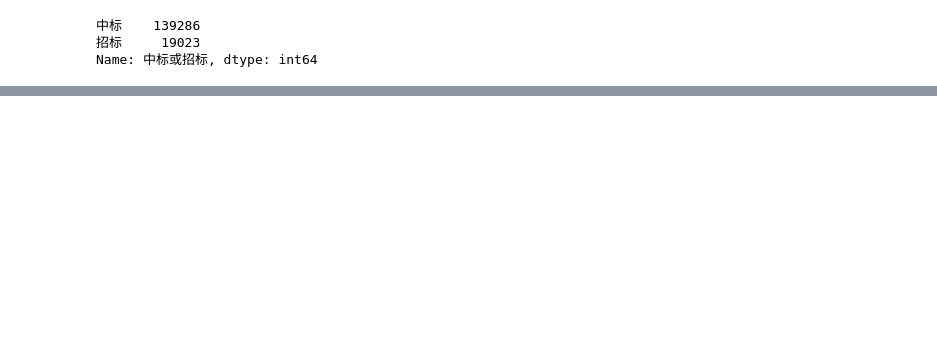
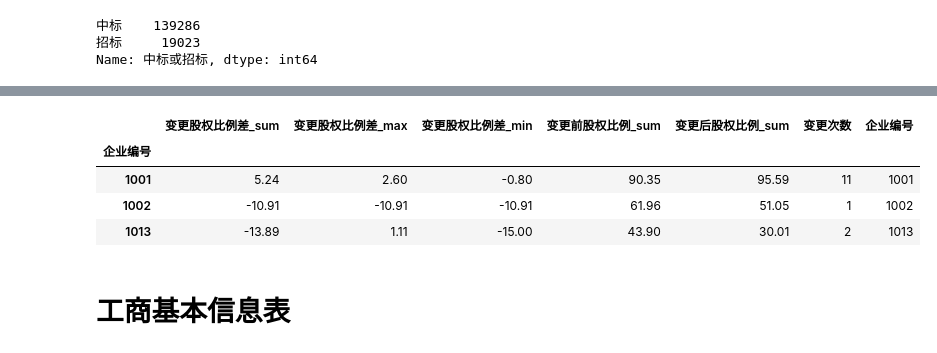
Before and after one commit to AlanConstantine/ISI-WorldCup2019, a Jupyter notebook: Code/Preprocessing/CombineNoFinancialData.ipynb, the cells around one changed output, grey strips where cells are left out. Saved outputs shown, nothing was run; the diff lists cells and outputs as text; code cells hidden in the pictures; blank space fills up the shorter version.

```diff
--- a/Code/Preprocessing/CombineNoFinancialData.ipynb
+++ b/Code/Preprocessing/CombineNoFinancialData.ipynb
@@ -501,0 +619,6 @@ merge_zhaotuobiao.to_excel(
+# %%
+df_nianbao_gudongguquanzhuanrang_bkp = pd.read_excel(
+    data_path+r'年报-股东股权转让.xlsx')
+# %%
+df_nianbao_gudongguquanzhuanrang = df_nianbao_gudongguquanzhuanrang_bkp.copy()
+df_nianbao_gudongguquanzhuanrang.info()
@@ -501,0 +636,31 @@ merge_zhaotuobiao.to_excel(
+# %%
+df_nianbao_gudongguquanzhuanrang['变更前股权比例'] = df_nianbao_gudongguquanzhuanrang['变更前股权比例'].str.rstrip(
+    '%').astype(float)
+df_nianbao_gudongguquanzhuanrang_clean = df_nianbao_gudongguquanzhuanrang.loc[(
+    df_nianbao_gudongguquanzhuanrang['变更后股权比例'].notnull())]
+df_nianbao_gudongguquanzhuanrang_clean['变更后股权比例'] = df_nianbao_gudongguquanzhuanrang_clean[~df_nianbao_gudongguquanzhuanrang_clean["变更后股权比例"].str.contains(
+    '-')]['变更后股权比例'].str.rstrip('%').astype(float)
+
+df_nianbao_gudongguquanzhuanrang_clean['变更股权比例差'] = df_nianbao_gudongguquanzhuanrang_clean['变更后股权比例'] - \
+    df_nianbao_gudongguquanzhuanrang_clean['变更前股权比例']
+# df_nianbao_gudongguquanzhuanrang_clean.head(n=3)
+agg_func = {
+    '变更股权比例差': ['sum', 'max', 'min'],
+    '变更前股权比例': ['sum'],
+    '变更后股权比例': ['sum'],
+    '企业编号': ['count']
+}
+df_nianbao_gudongguquanzhuanrang_clean_new = df_nianbao_gudongguquanzhuanrang_clean.groupby([
+                                                                                            '企业编号']).agg(agg_func)
+df_nianbao_gudongguquanzhuanrang_clean_new.columns = [
+    '_'.join(col) for col in df_nianbao_gudongguquanzhuanrang_clean_new.columns.values]
+df_nianbao_gudongguquanzhuanrang_clean_new.columns = [
+    '变更股权比例差_sum', '变更股权比例差_max', '变更股权比例差_min', '变更前股权比例_sum', '变更后股权比例_sum', '变更次数']
+df_nianbao_gudongguquanzhuanrang_clean_new['企业编号'] = df_nianbao_gudongguquanzhuanrang_clean_new.index
+df_nianbao_gudongguquanzhuanrang_clean_new.head(n=3)
+# %% [output]
+|  | 变更股权比例差_sum | 变更股权比例差_max | 变更股权比例差_min | 变更前股权比例_sum | 变更后股权比例_sum | 变更次数 | 企业编号 |
+| 企业编号 |  |  |  |  |  |  |  |
+| 1001 | 5.24 | 2.60 | -0.80 | 90.35 | 95.59 | 11 | 1001 |
+| 1002 | -10.91 | -10.91 | -10.91 | 61.96 | 51.05 | 1 | 1002 |
+| 1013 | -13.89 | 1.11 | -15.00 | 43.90 | 30.01 | 2 | 1013 |
@@ -501,0 +669,2 @@ merge_zhaotuobiao.to_excel(
+# %% [markdown]
+# 工商基本信息表
```
Also changed, not shown: parts of 87 cells of this notebook, 1 other file.
